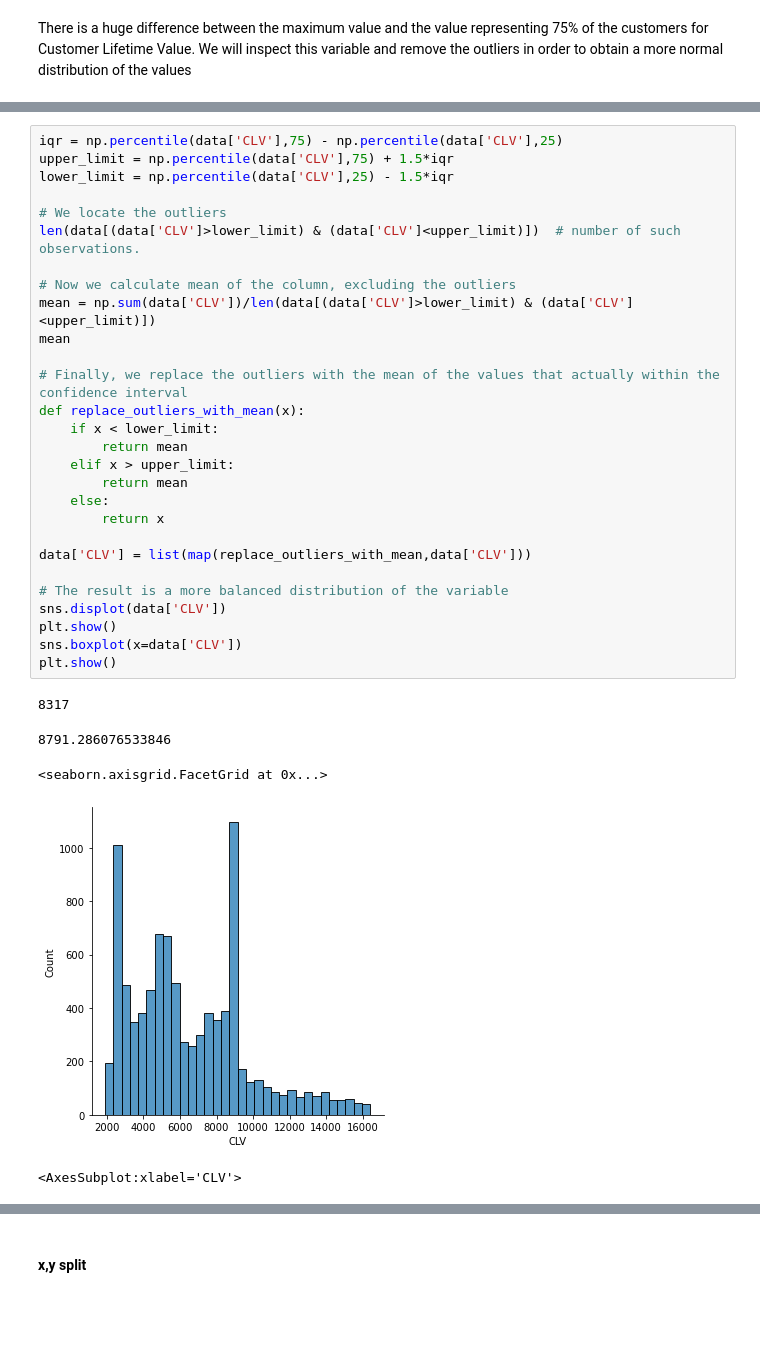
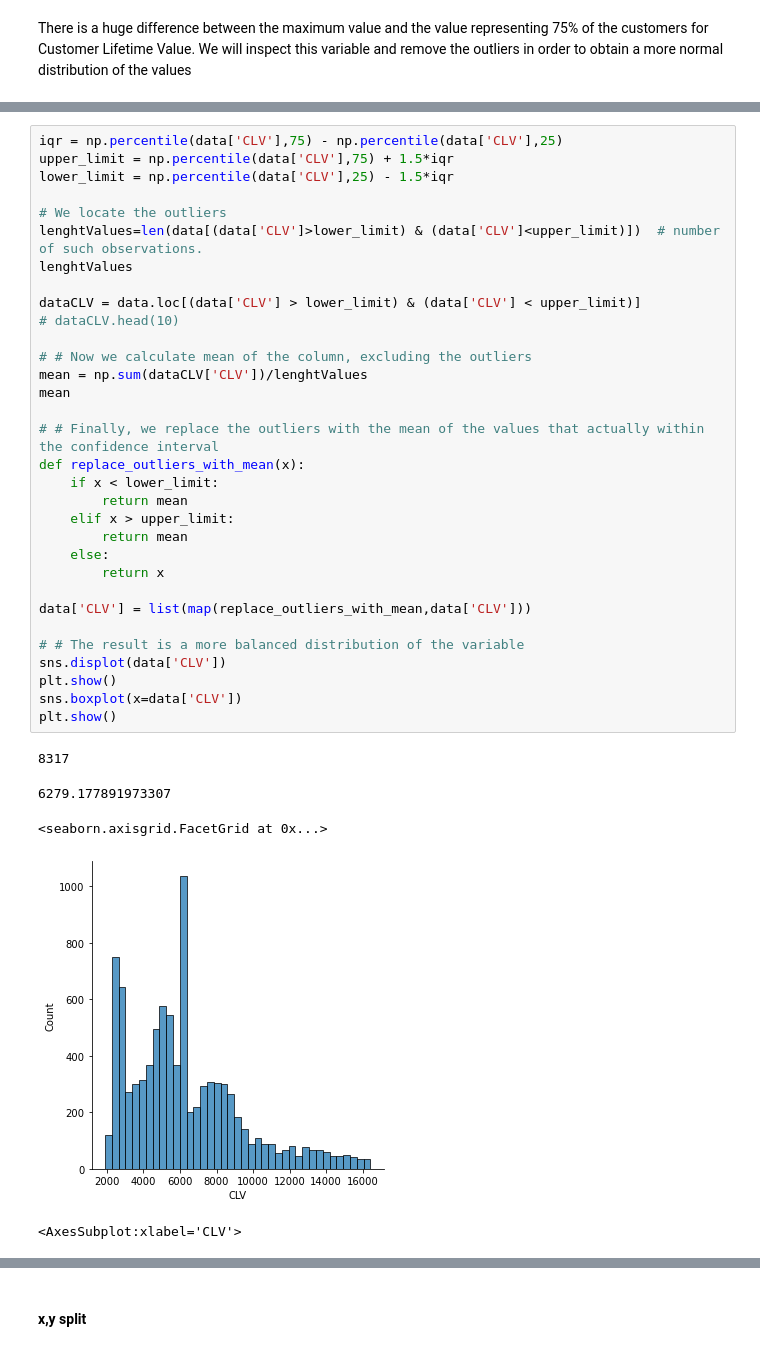
Before and after one commit to mbescansa/lab-customer-analysis-final-round, a Jupyter notebook: Final_Round.ipynb, the cells around one changed output, grey strips where cells are left out. Drawn from its saved outputs; the diff is of its cells as text; blank space fills up the shorter version.

```diff
--- a/Final_Round.ipynb
+++ b/Final_Round.ipynb
@@ -155,34 +159,38 @@ plt.show()
 # %%
 iqr = np.percentile(data['CLV'],75) - np.percentile(data['CLV'],25)
 upper_limit = np.percentile(data['CLV'],75) + 1.5*iqr
 lower_limit = np.percentile(data['CLV'],25) - 1.5*iqr
 
 # We locate the outliers
-len(data[(data['CLV']>lower_limit) & (data['CLV']<upper_limit)])  # number of such observations.
+lenghtValues=len(data[(data['CLV']>lower_limit) & (data['CLV']<upper_limit)])  # number of such observations.
+lenghtValues
 
-# Now we calculate mean of the column, excluding the outliers
-mean = np.sum(data['CLV'])/len(data[(data['CLV']>lower_limit) & (data['CLV']<upper_limit)])
+dataCLV = data.loc[(data['CLV'] > lower_limit) & (data['CLV'] < upper_limit)]
+# dataCLV.head(10)
+
+# # Now we calculate mean of the column, excluding the outliers
+mean = np.sum(dataCLV['CLV'])/lenghtValues
 mean
 
-# Finally, we replace the outliers with the mean of the values that actually within the confidence interval
+# # Finally, we replace the outliers with the mean of the values that actually within the confidence interval
 def replace_outliers_with_mean(x):
     if x < lower_limit:
         return mean
     elif x > upper_limit:
         return mean
     else:
         return x
 
 data['CLV'] = list(map(replace_outliers_with_mean,data['CLV']))
 
-# The result is a more balanced distribution of the variable
+# # The result is a more balanced distribution of the variable
 sns.displot(data['CLV'])
 plt.show()
 sns.boxplot(x=data['CLV'])
 plt.show()
 # %% [output]
 8317
-8791.286076533846
+6279.177891973307
 <seaborn.axisgrid.FacetGrid at 0x...>
-[figure, old version]
+[figure, new version]
 <AxesSubplot:xlabel='CLV'>
```
Also changed, not shown: parts of 4 cells of this notebook.
